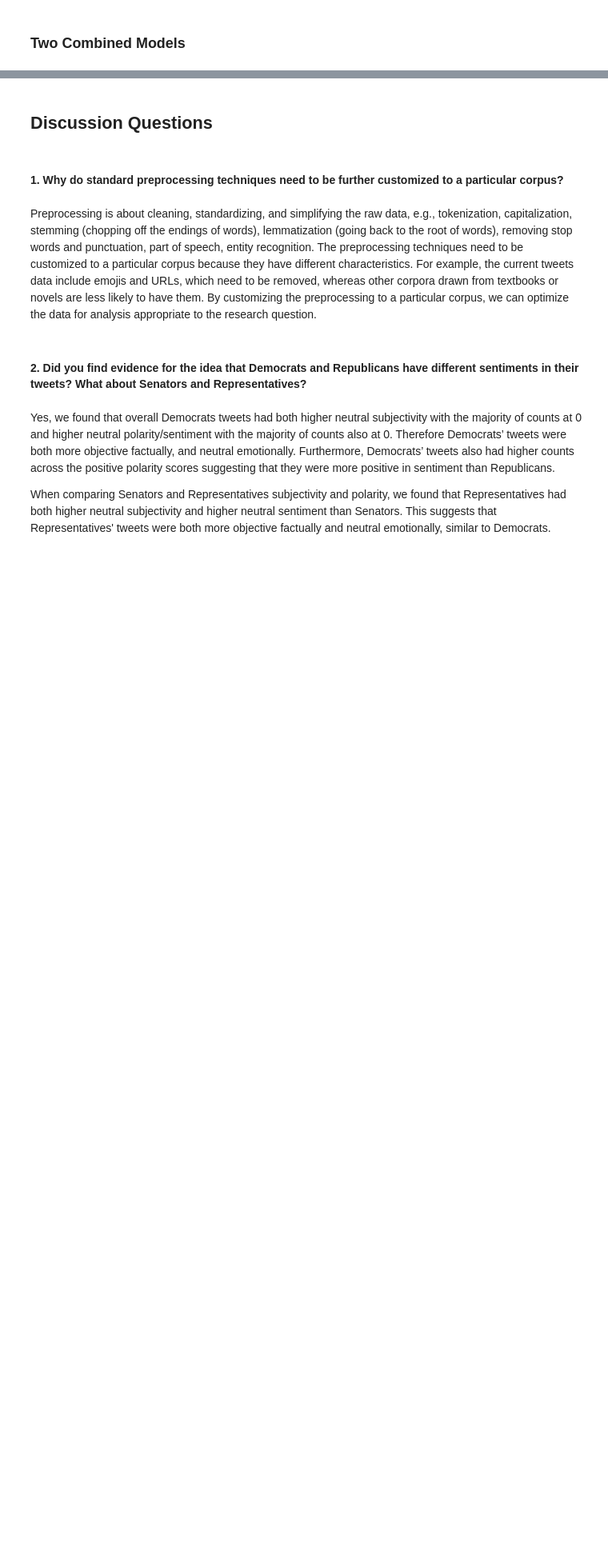
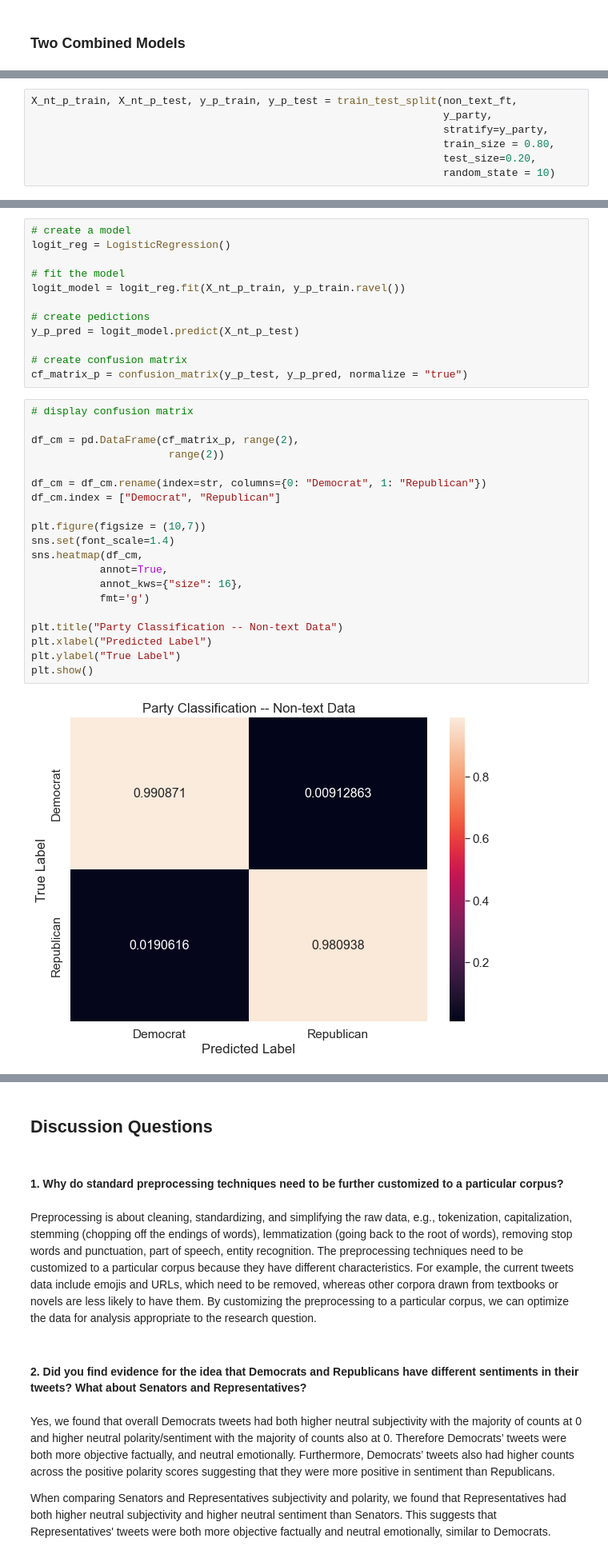
Before and after one commit to neldeeb7/CSS_Project5_Team3_Spring2022, a Jupyter notebook: Project 5 Student.ipynb, the cells around one changed output, grey strips where cells are left out. Shown at 80% size. Cells and saved outputs as stored; diff of their text form; blank space fills up the shorter version.

Commit message:
finished classification

```diff
--- a/Project 5 Student.ipynb
+++ b/Project 5 Student.ipynb
@@ -1463,0 +1488,7 @@ F1 Score is 0.32161555721765145
+# %%
+X_nt_p_train, X_nt_p_test, y_p_train, y_p_test = train_test_split(non_text_ft,
+                                                                  y_party,
+                                                                  stratify=y_party,
+                                                                  train_size = 0.80,
+                                                                  test_size=0.20,
+                                                                  random_state = 10)
@@ -1463,0 +1506,34 @@ F1 Score is 0.32161555721765145
+# %%
+# create a model
+logit_reg = LogisticRegression()
+
+# fit the model
+logit_model = logit_reg.fit(X_nt_p_train, y_p_train.ravel())
+
+# create pedictions
+y_p_pred = logit_model.predict(X_nt_p_test)
+
+# create confusion matrix
+cf_matrix_p = confusion_matrix(y_p_test, y_p_pred, normalize = "true")
+# %%
+# display confusion matrix
+
+df_cm = pd.DataFrame(cf_matrix_p, range(2),
+                      range(2))
+
+df_cm = df_cm.rename(index=str, columns={0: "Democrat", 1: "Republican"})
+df_cm.index = ["Democrat", "Republican"]
+
+plt.figure(figsize = (10,7))
+sns.set(font_scale=1.4)
+sns.heatmap(df_cm,
+           annot=True,
+           annot_kws={"size": 16},
+           fmt='g')
+
+plt.title("Party Classification -- Non-text Data")
+plt.xlabel("Predicted Label")
+plt.ylabel("True Label")
+plt.show()
+# %% [output]
+[figure, added]
```
Also changed, not shown: parts of 55 cells of this notebook.
